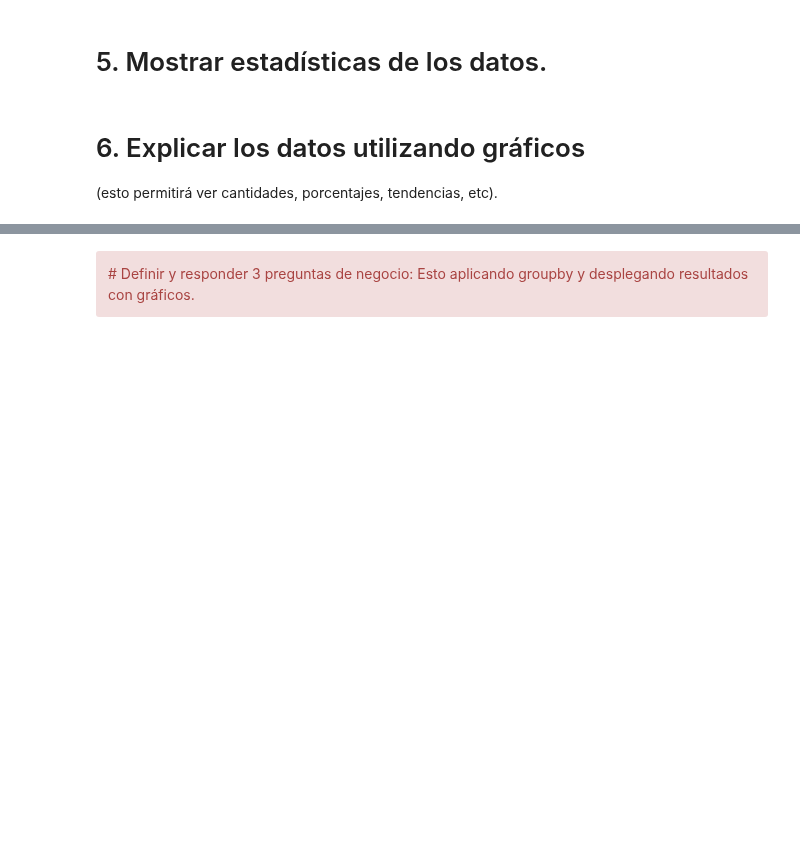
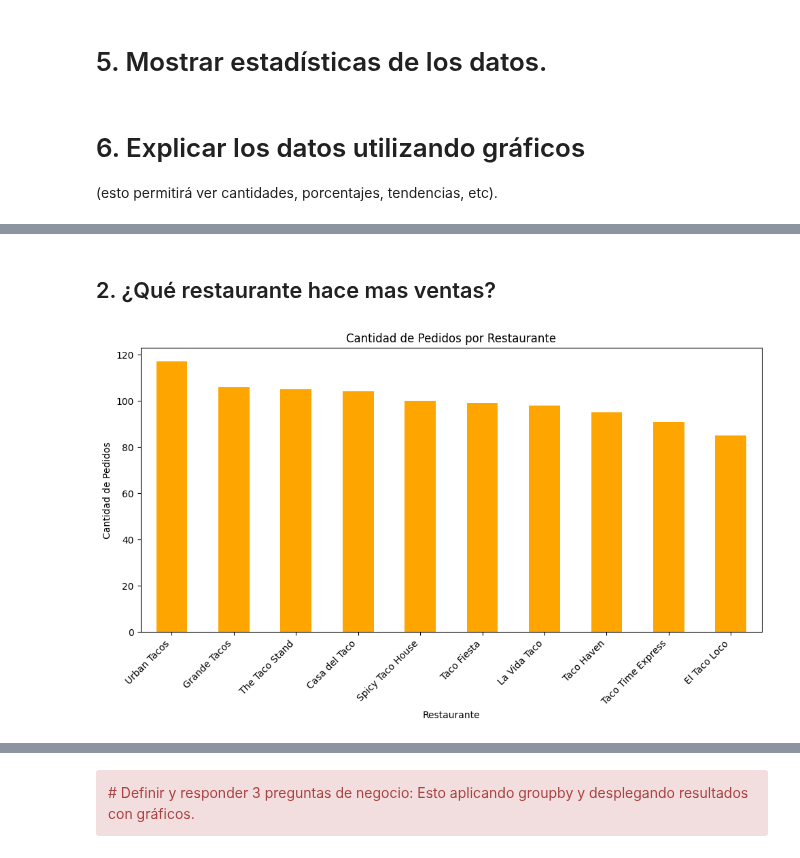
Before and after one commit to buitrekommando/mineriaAIEP_02, a Jupyter notebook: notebooks/0_consolidado.ipynb, the cells around one changed output, grey strips where cells are left out. Drawn from its saved outputs; the diff is of its cells as text; code cells hidden in the pictures; blank space fills up the shorter version.

```diff
--- a/notebooks/0_consolidado.ipynb
+++ b/notebooks/0_consolidado.ipynb
@@ -337,0 +369,18 @@ memory usage: 94.9+ KB
+# %% [markdown]
+## 2. ¿Qué restaurante hace mas ventas?
+# %%
+import matplotlib.pyplot as plt
+
+restaurant_counts = df.groupby('Restaurant Name').size().sort_values(ascending=False)
+
+plt.figure(figsize=(10, 6))
+restaurant_counts.plot(kind='bar', color='orange')
+
+plt.title('Cantidad de Pedidos por Restaurante')
+plt.xlabel('Restaurante')
+plt.ylabel('Cantidad de Pedidos')
+plt.xticks(rotation=45, ha='right')  # Rotar etiquetas para mejor lectura
+plt.tight_layout()
+plt.show()
+# %% [output]
+[figure, added]
```
Also changed, not shown: parts of 40 cells of this notebook.
